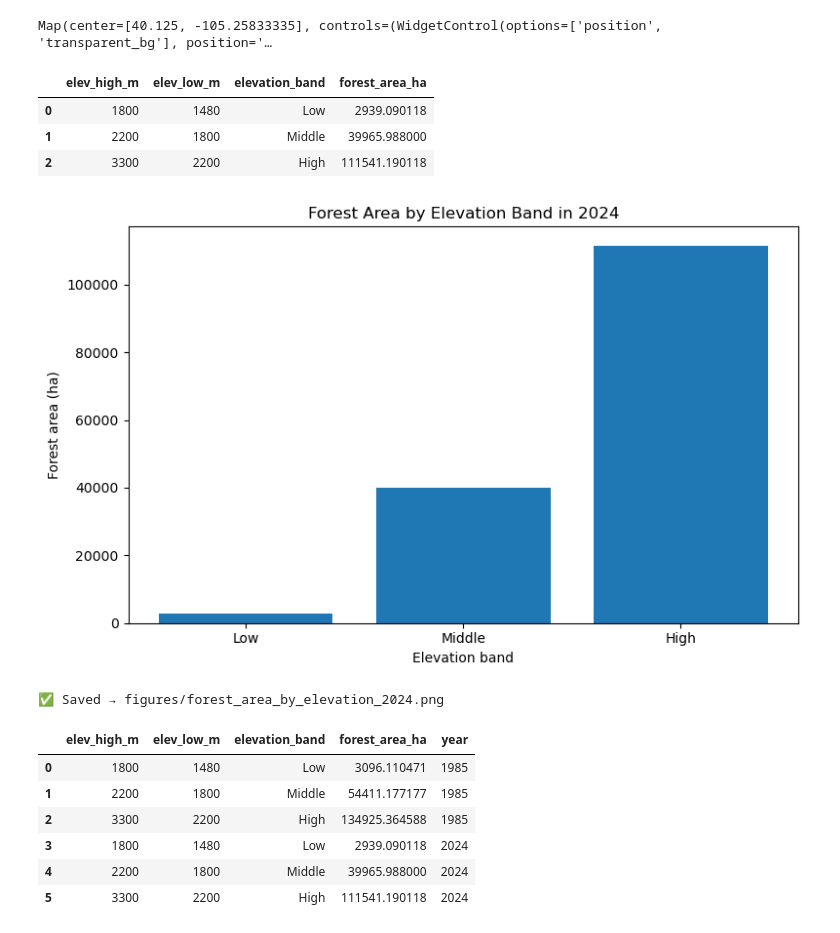
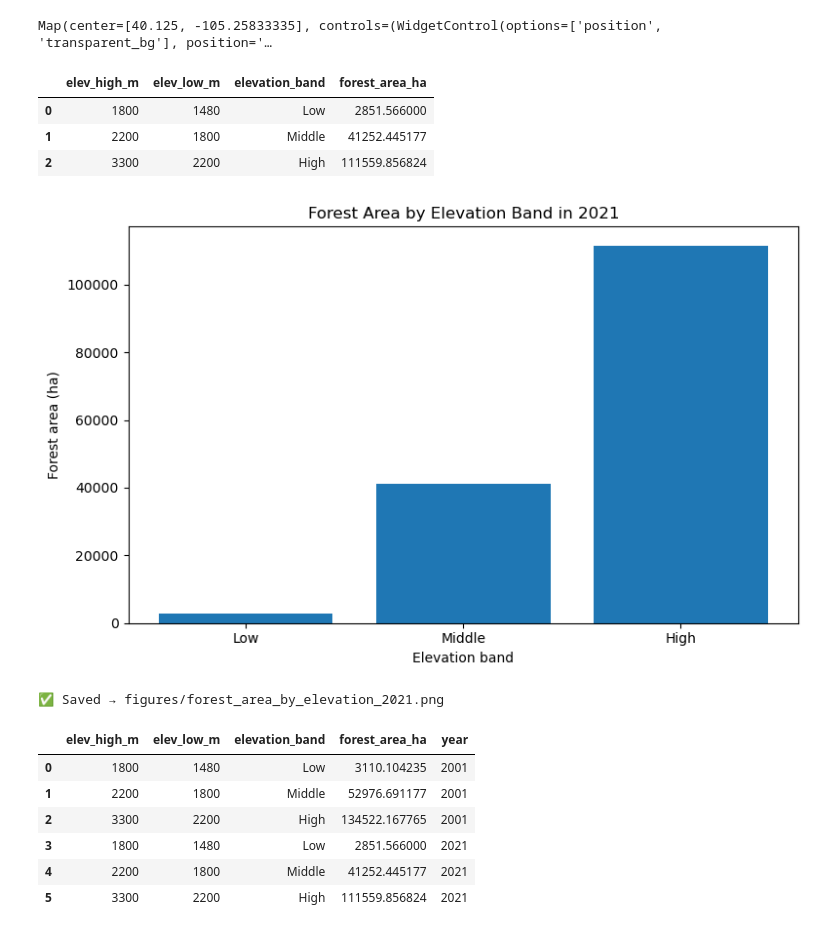
Before and after one commit to xinranzhou2059/front-range-forest-change, a Jupyter notebook: tutorials/sick_project.ipynb, the cells around one changed output. Cells and saved outputs as stored; diff of their text form; code cells hidden in the pictures.

```diff
--- a/tutorials/sick_project.ipynb
+++ b/tutorials/sick_project.ipynb
@@ -142,15 +142,15 @@ annual_nlcd = ee.ImageCollection(
     'projects/sat-io/open-datasets/USGS/ANNUAL_NLCD/LANDCOVER'
 ) # 加载 Annual NLCD land cover 数据集
 
-nlcd_2024 = (
+nlcd_2021 = (
     annual_nlcd
-    .filter(ee.Filter.eq('year', 2024))
+    .filter(ee.Filter.eq('year', 2021))
     .first()
     .clip(study_area)
-) # 选择 2024 年 NLCD，并裁剪到研究区
+) # 选择 2021 年 NLCD，并裁剪到研究区
 
-forest_2024 = (
-    nlcd_2024
+forest_2021 = (
+    nlcd_2021
     .remap([41, 42, 43], [1, 1, 1], 0)
     .rename('forest')
 ) # 提取森林类别
@@ -161,7 +161,7 @@ def forest_area_by_band(band_name, low, high): # 输入一个高程带名称、
     elev_mask = dem.gte(low).And(dem.lt(high)) # 创建高程 mask
 
     forest_area = ( # 计算森林面积
-        forest_2024
+        forest_2021
         .eq(1)
         .And(elev_mask)
         .multiply(pixel_area_ha)
@@ -199,7 +199,7 @@ forest_area_df = pd.DataFrame(rows) # 把这些结果转成 pandas DataFrame
 forest_area_df
 # %% [output]
 |  | elev_high_m | elev_low_m | elevation_band | forest_area_ha |
-| 0 | 1800 | 1480 | Low | 2939.090118 |
-| 1 | 2200 | 1800 | Middle | 39965.988000 |
-| 2 | 3300 | 2200 | High | 111541.190118 |
+| 0 | 1800 | 1480 | Low | 2851.566000 |
+| 1 | 2200 | 1800 | Middle | 41252.445177 |
+| 2 | 3300 | 2200 | High | 111559.856824 |
 # %%
@@ -207,27 +207,27 @@ forest_area_df
 # %%
-# Plot 2024 forest area by elevation band
+# Plot 2021 forest area by elevation band
 
 forest_area_df = forest_area_df.sort_values('elev_low_m') # 按海拔从低到高排序
 
 plt.figure(figsize=(8, 5))
 plt.bar(
     forest_area_df['elevation_band'],
     forest_area_df['forest_area_ha']
-)# 画柱状图，展示2024 年低、中、高海拔区域分别有多少森林面积
+)# 画柱状图，展示2021 年低、中、高海拔区域分别有多少森林面积
 
 plt.xlabel('Elevation band')
 plt.ylabel('Forest area (ha)')
-plt.title('Forest Area by Elevation Band in 2024')
+plt.title('Forest Area by Elevation Band in 2021')
 plt.tight_layout()
-plt.savefig('figures/forest_area_by_elevation_2024.png', dpi=300, bbox_inches='tight')
+plt.savefig('figures/forest_area_by_elevation_2021.png', dpi=300, bbox_inches='tight')
 plt.show()
 
-print("✅ Saved → figures/forest_area_by_elevation_2024.png")
+print("✅ Saved → figures/forest_area_by_elevation_2021.png")
 # %% [output]
-[figure, old version]
+[figure, new version]
-✅ Saved → figures/forest_area_by_elevation_2024.png
+✅ Saved → figures/forest_area_by_elevation_2021.png
 # %%
-# Compare forest area by elevation band between 1985 and 2024
+# Compare forest area by elevation band between 2001 and 2021
 
 def get_nlcd_year(year):
     """Load Annual NLCD land cover image for a given year."""
@@ -279,7 +279,7 @@ def forest_area_by_band_for_year(year, band_name, low, high): # 计算某一年
 
 
 # Define years and elevation bands
-years = [1985, 2024] # 定义要比较的年份和高程带
+years = [2001, 2021] # 定义要比较的年份和高程带
 
 bands = [
     ('Low', 1480, 1800),
@@ -310,10 +310,10 @@ forest_change_df = pd.DataFrame(rows)
 forest_change_df
 # %% [output]
 |  | elev_high_m | elev_low_m | elevation_band | forest_area_ha | year |
-| 0 | 1800 | 1480 | Low | 3096.110471 | 1985 |
-| 1 | 2200 | 1800 | Middle | 54411.177177 | 1985 |
-| 2 | 3300 | 2200 | High | 134925.364588 | 1985 |
-| 3 | 1800 | 1480 | Low | 2939.090118 | 2024 |
-| 4 | 2200 | 1800 | Middle | 39965.988000 | 2024 |
-| 5 | 3300 | 2200 | High | 111541.190118 | 2024 |
+| 0 | 1800 | 1480 | Low | 3110.104235 | 2001 |
+| 1 | 2200 | 1800 | Middle | 52976.691177 | 2001 |
+| 2 | 3300 | 2200 | High | 134522.167765 | 2001 |
+| 3 | 1800 | 1480 | Low | 2851.566000 | 2021 |
+| 4 | 2200 | 1800 | Middle | 41252.445177 | 2021 |
+| 5 | 3300 | 2200 | High | 111559.856824 | 2021 |
 # %%
```
Also changed, not shown: parts of 4 cells of this notebook, 2 other files.
